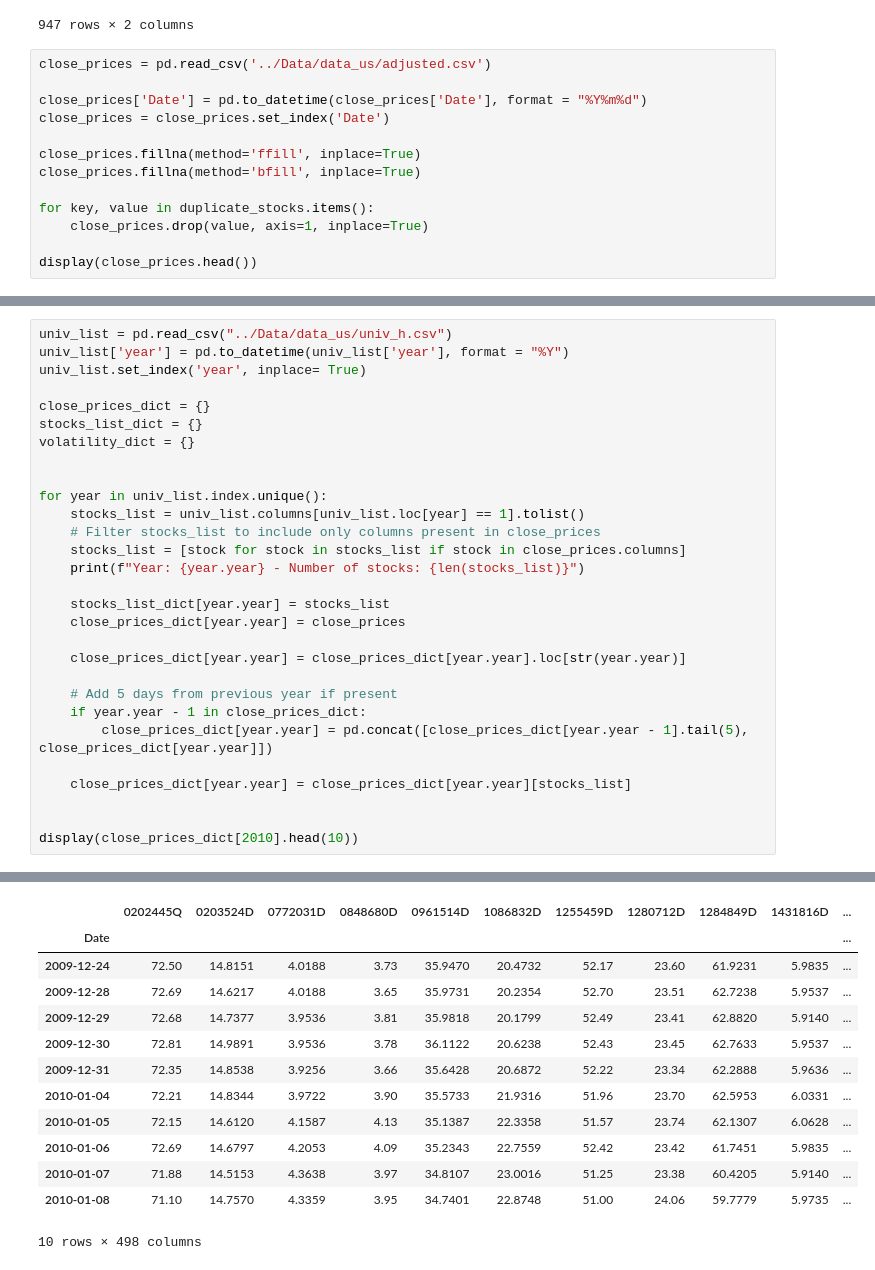
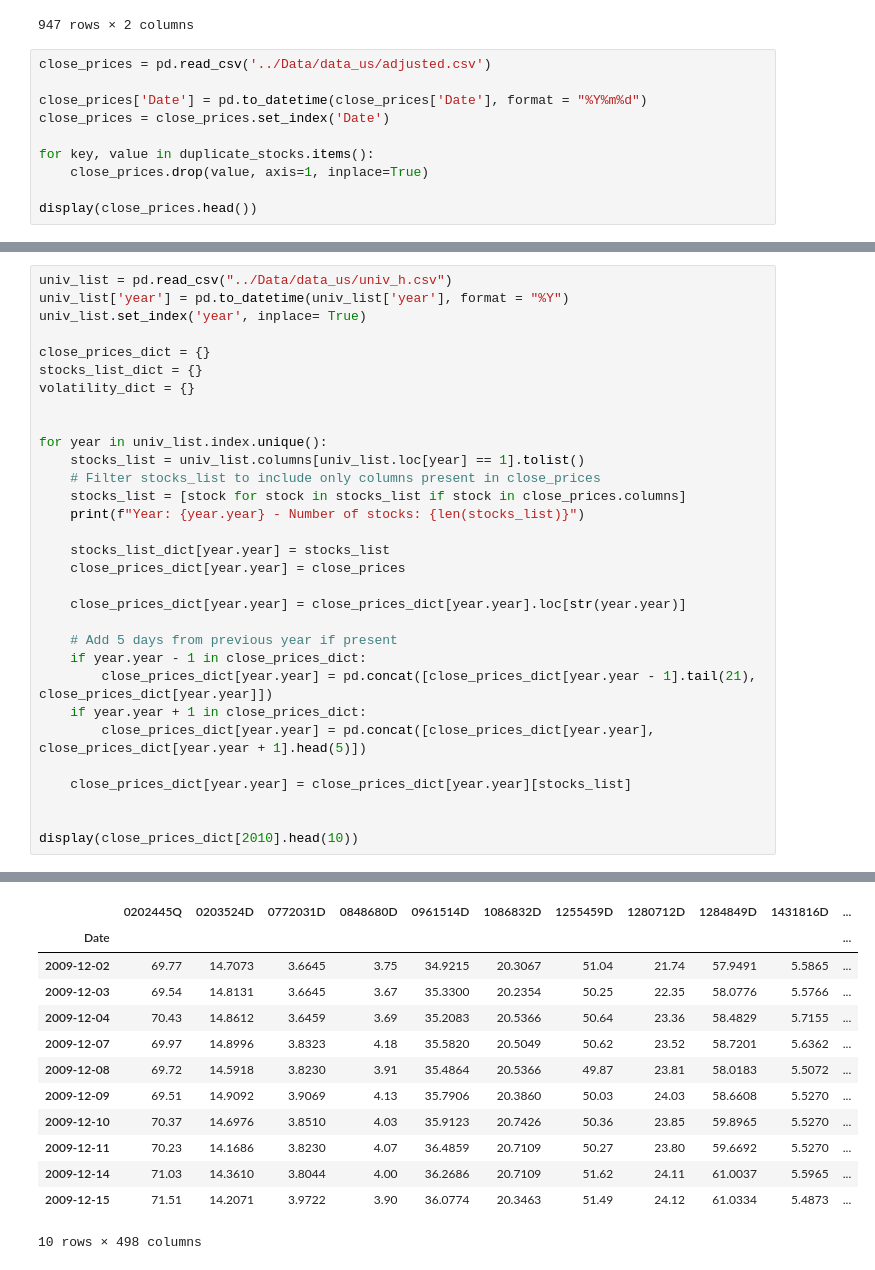
Before and after one commit to KiranReddy0808/FE5214-Introduction-to-quant-investing, a Jupyter notebook: Assignment 2/Assignment2.ipynb, the cells around one changed output, grey strips where cells are left out. Saved outputs shown, nothing was run; the diff lists cells and outputs as text.

```diff
--- a/Assignment 2/Assignment2.ipynb
+++ b/Assignment 2/Assignment2.ipynb
@@ -136,9 +138,6 @@ close_prices = pd.read_csv('../Data/data_us/adjusted.csv')
 close_prices['Date'] = pd.to_datetime(close_prices['Date'], format = "%Y%m%d")
 close_prices = close_prices.set_index('Date')
 
-close_prices.fillna(method='ffill', inplace=True)
-close_prices.fillna(method='bfill', inplace=True)
-
 for key, value in duplicate_stocks.items():
     close_prices.drop(value, axis=1, inplace=True)
 
@@ -173,44 +172,46 @@ for year in univ_list.index.unique():
 
     close_prices_dict[year.year] = close_prices_dict[year.year].loc[str(year.year)]
 
     # Add 5 days from previous year if present
     if year.year - 1 in close_prices_dict:
-        close_prices_dict[year.year] = pd.concat([close_prices_dict[year.year - 1].tail(5), close_prices_dict[year.year]])
+        close_prices_dict[year.year] = pd.concat([close_prices_dict[year.year - 1].tail(21), close_prices_dict[year.year]])
+    if year.year + 1 in close_prices_dict:
+        close_prices_dict[year.year] = pd.concat([close_prices_dict[year.year], close_prices_dict[year.year + 1].head(5)])
 
     close_prices_dict[year.year] = close_prices_dict[year.year][stocks_list]
 
 
 display(close_prices_dict[2010].head(10))
 # %% [output]
 Year: 2004 - Number of stocks: 499
 Year: 2005 - Number of stocks: 499
 Year: 2006 - Number of stocks: 499
 Year: 2007 - Number of stocks: 498
 Year: 2008 - Number of stocks: 498
 Year: 2009 - Number of stocks: 498
 Year: 2010 - Number of stocks: 498
 Year: 2011 - Number of stocks: 498
 Year: 2012 - Number of stocks: 499
 Year: 2013 - Number of stocks: 499
 Year: 2014 - Number of stocks: 498
 Year: 2015 - Number of stocks: 499
 ... (5 lines left out)
 Year: 2021 - Number of stocks: 501
 Year: 2022 - Number of stocks: 501
 Year: 2023 - Number of stocks: 500
 Year: 2024 - Number of stocks: 500
 |  | 0202445Q | 0203524D | 0772031D | 0848680D | 0961514D | 1086832D | 1255459D | 1280712D | 1284849D | 1431816D | ... |
 | Date |  |  |  |  |  |  |  |  |  |  | ... |
-| 2009-12-24 | 72.50 | 14.8151 | 4.0188 | 3.73 | 35.9470 | 20.4732 | 52.17 | 23.60 | 61.9231 | 5.9835 | ... |
-| 2009-12-28 | 72.69 | 14.6217 | 4.0188 | 3.65 | 35.9731 | 20.2354 | 52.70 | 23.51 | 62.7238 | 5.9537 | ... |
-| 2009-12-29 | 72.68 | 14.7377 | 3.9536 | 3.81 | 35.9818 | 20.1799 | 52.49 | 23.41 | 62.8820 | 5.9140 | ... |
-| 2009-12-30 | 72.81 | 14.9891 | 3.9536 | 3.78 | 36.1122 | 20.6238 | 52.43 | 23.45 | 62.7633 | 5.9537 | ... |
-| 2009-12-31 | 72.35 | 14.8538 | 3.9256 | 3.66 | 35.6428 | 20.6872 | 52.22 | 23.34 | 62.2888 | 5.9636 | ... |
-| 2010-01-04 | 72.21 | 14.8344 | 3.9722 | 3.90 | 35.5733 | 21.9316 | 51.96 | 23.70 | 62.5953 | 6.0331 | ... |
-| 2010-01-05 | 72.15 | 14.6120 | 4.1587 | 4.13 | 35.1387 | 22.3358 | 51.57 | 23.74 | 62.1307 | 6.0628 | ... |
-| 2010-01-06 | 72.69 | 14.6797 | 4.2053 | 4.09 | 35.2343 | 22.7559 | 52.42 | 23.42 | 61.7451 | 5.9835 | ... |
-| 2010-01-07 | 71.88 | 14.5153 | 4.3638 | 3.97 | 34.8107 | 23.0016 | 51.25 | 23.38 | 60.4205 | 5.9140 | ... |
-| 2010-01-08 | 71.10 | 14.7570 | 4.3359 | 3.95 | 34.7401 | 22.8748 | 51.00 | 24.06 | 59.7779 | 5.9735 | ... |
+| 2009-12-02 | 69.77 | 14.7073 | 3.6645 | 3.75 | 34.9215 | 20.3067 | 51.04 | 21.74 | 57.9491 | 5.5865 | ... |
+| 2009-12-03 | 69.54 | 14.8131 | 3.6645 | 3.67 | 35.3300 | 20.2354 | 50.25 | 22.35 | 58.0776 | 5.5766 | ... |
+| 2009-12-04 | 70.43 | 14.8612 | 3.6459 | 3.69 | 35.2083 | 20.5366 | 50.64 | 23.36 | 58.4829 | 5.7155 | ... |
+| 2009-12-07 | 69.97 | 14.8996 | 3.8323 | 4.18 | 35.5820 | 20.5049 | 50.62 | 23.52 | 58.7201 | 5.6362 | ... |
+| 2009-12-08 | 69.72 | 14.5918 | 3.8230 | 3.91 | 35.4864 | 20.5366 | 49.87 | 23.81 | 58.0183 | 5.5072 | ... |
+| 2009-12-09 | 69.51 | 14.9092 | 3.9069 | 4.13 | 35.7906 | 20.3860 | 50.03 | 24.03 | 58.6608 | 5.5270 | ... |
+| 2009-12-10 | 70.37 | 14.6976 | 3.8510 | 4.03 | 35.9123 | 20.7426 | 50.36 | 23.85 | 59.8965 | 5.5270 | ... |
+| 2009-12-11 | 70.23 | 14.1686 | 3.8230 | 4.07 | 36.4859 | 20.7109 | 50.27 | 23.80 | 59.6692 | 5.5270 | ... |
+| 2009-12-14 | 71.03 | 14.3610 | 3.8044 | 4.00 | 36.2686 | 20.7109 | 51.62 | 24.11 | 61.0037 | 5.5965 | ... |
+| 2009-12-15 | 71.51 | 14.2071 | 3.9722 | 3.90 | 36.0774 | 20.3463 | 51.49 | 24.12 | 61.0334 | 5.4873 | ... |
 10 rows × 498 columns
 # %%
 volatility_dict = {}
```
Also changed, not shown: parts of 6 cells of this notebook, 7 other files.
